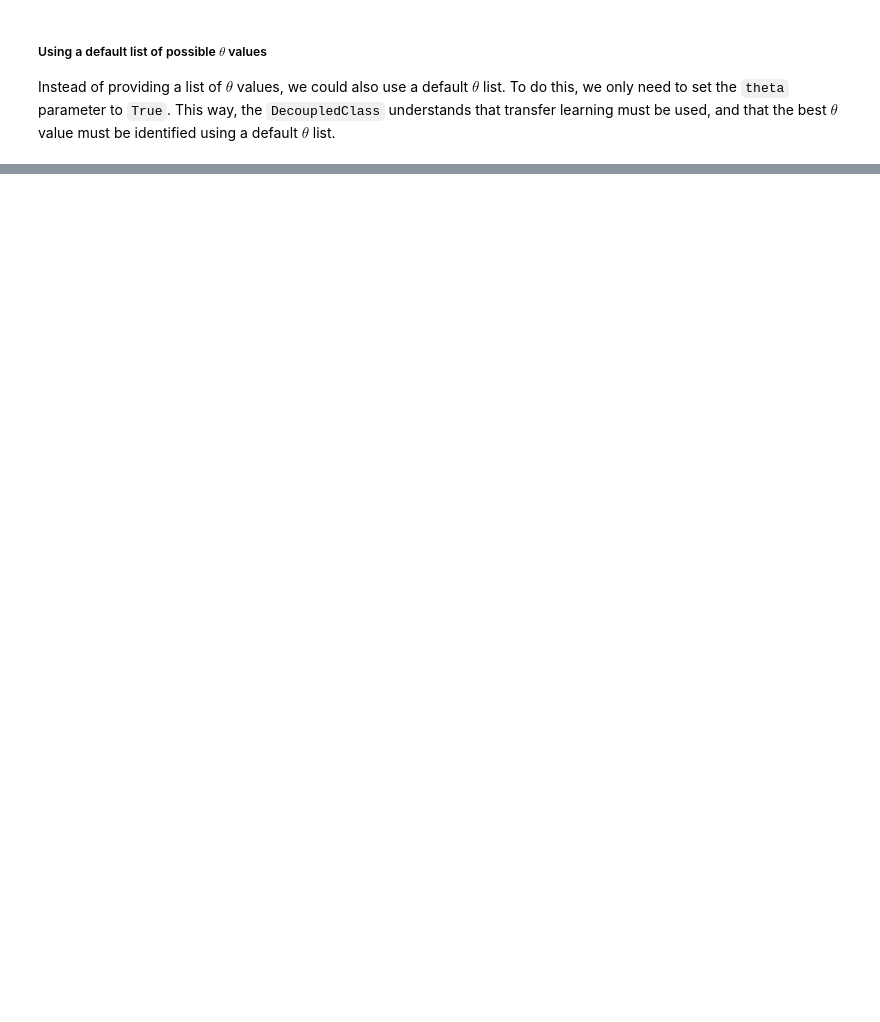
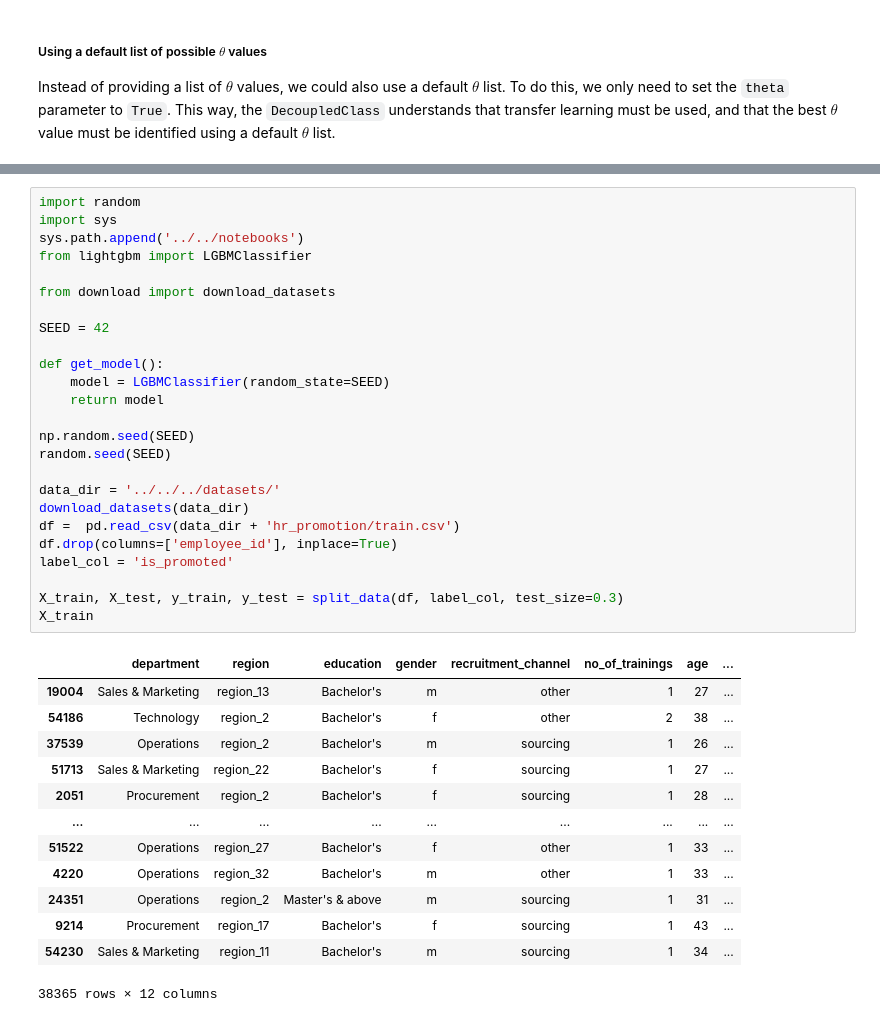
Before and after one commit to microsoft/responsible-ai-toolbox-mitigations, a Jupyter notebook: notebooks/cohort/decoupled.ipynb, the cells around one changed output, grey strips where cells are left out. Cells and saved outputs as stored; diff of their text form; blank space fills up the shorter version.

```diff
--- a/notebooks/cohort/decoupled.ipynb
+++ b/notebooks/cohort/decoupled.ipynb
@@ -430,0 +386,39 @@ fetch_cohort_results(X_test, y_test, pred_test, cohort_def=cohort_def, fixed_th=
+# %%
+import random
+import sys
+sys.path.append('../../notebooks')
+from lightgbm import LGBMClassifier
+
+from download import download_datasets
+
+SEED = 42
+
+def get_model():
+    model = LGBMClassifier(random_state=SEED)
+    return model
+
+np.random.seed(SEED)
+random.seed(SEED)
+
+data_dir = '../../../datasets/'
+download_datasets(data_dir)
+df =  pd.read_csv(data_dir + 'hr_promotion/train.csv')
+df.drop(columns=['employee_id'], inplace=True)
+label_col = 'is_promoted'
+
+X_train, X_test, y_train, y_test = split_data(df, label_col, test_size=0.3)
+X_train
+# %% [output]
+|  | department | region | education | gender | recruitment_channel | no_of_trainings | age | ... |
+| 19004 | Sales & Marketing | region_13 | Bachelor's | m | other | 1 | 27 | ... |
+| 54186 | Technology | region_2 | Bachelor's | f | other | 2 | 38 | ... |
+| 37539 | Operations | region_2 | Bachelor's | m | sourcing | 1 | 26 | ... |
+| 51713 | Sales & Marketing | region_22 | Bachelor's | f | sourcing | 1 | 27 | ... |
+| 2051 | Procurement | region_2 | Bachelor's | f | sourcing | 1 | 28 | ... |
+| ... | ... | ... | ... | ... | ... | ... | ... | ... |
+| 51522 | Operations | region_27 | Bachelor's | f | other | 1 | 33 | ... |
+| 4220 | Operations | region_32 | Bachelor's | m | other | 1 | 33 | ... |
+| 24351 | Operations | region_2 | Master's & above | m | sourcing | 1 | 31 | ... |
+| 9214 | Procurement | region_17 | Bachelor's | f | sourcing | 1 | 43 | ... |
+| 54230 | Sales & Marketing | region_11 | Bachelor's | m | sourcing | 1 | 34 | ... |
+38365 rows × 12 columns
```
Also changed, not shown: parts of 13 cells of this notebook, 9 other files.
